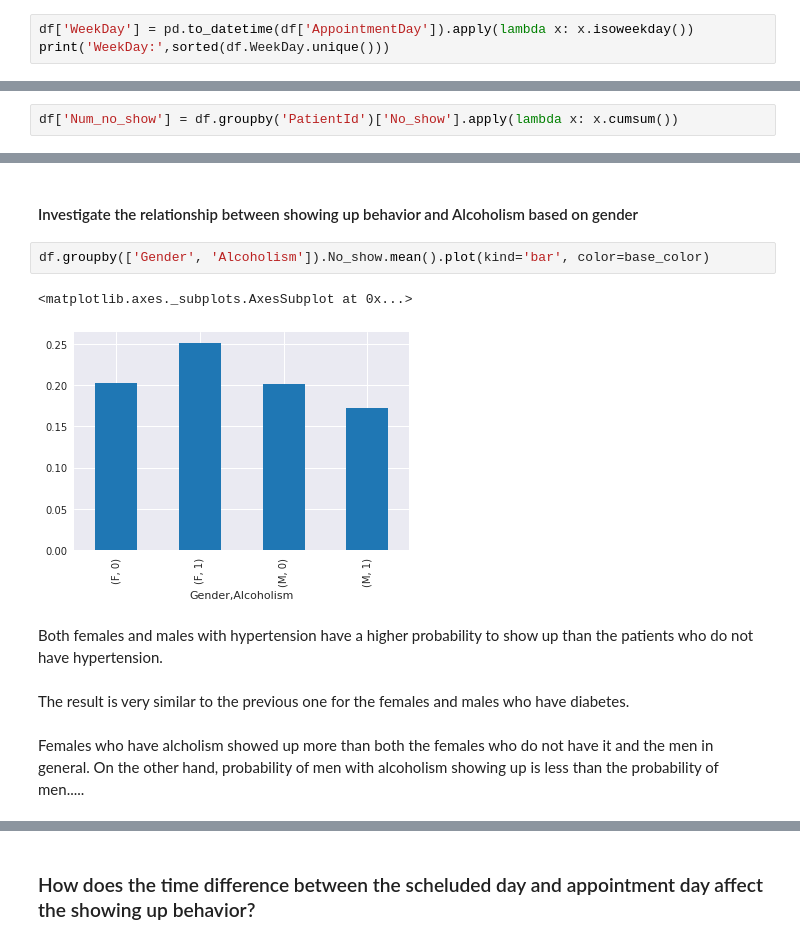
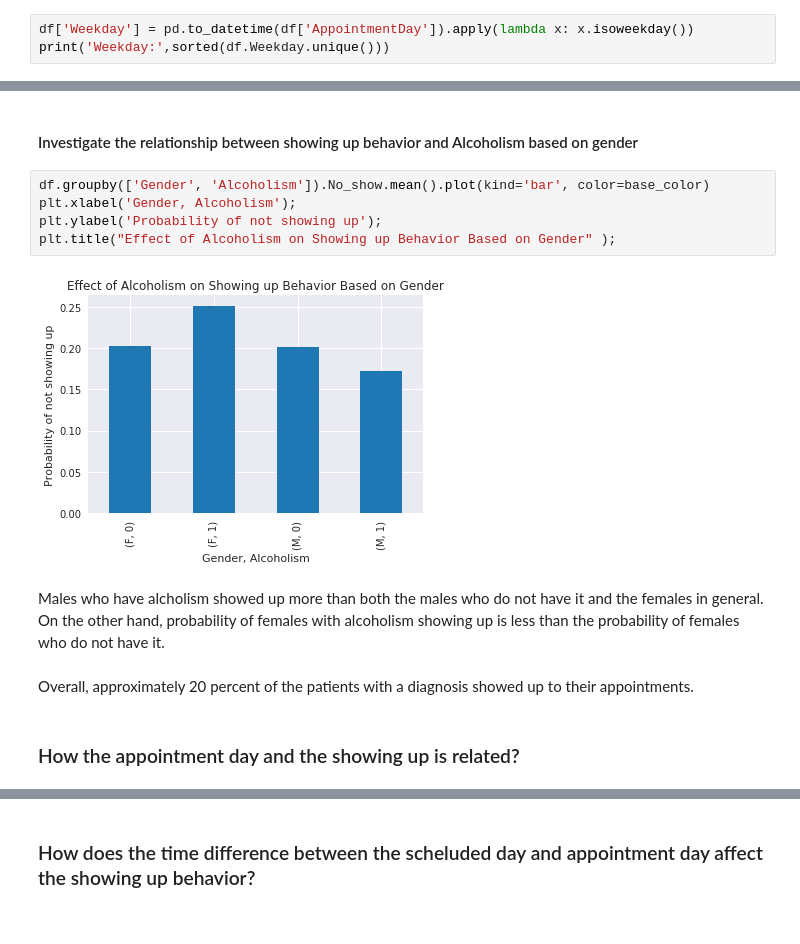
Before and after one commit to yagmurdalman/investigate-a-data-set, a Jupyter notebook: no_show_appointments.ipynb, the cells around one changed output, grey strips where cells are left out. Saved outputs shown, nothing was run; the diff lists cells and outputs as text.

```diff
--- a/no_show_appointments.ipynb
+++ b/no_show_appointments.ipynb
@@ -185,4 +201,4 @@ df['No_show'] = df['No_show'].map({'Yes':1, 'No':0})
 # %%
-df['WeekDay'] = pd.to_datetime(df['AppointmentDay']).apply(lambda x: x.isoweekday())
-print('WeekDay:',sorted(df.WeekDay.unique()))
+df['Weekday'] = pd.to_datetime(df['AppointmentDay']).apply(lambda x: x.isoweekday())
+print('Weekday:',sorted(df.Weekday.unique()))
 # %% [output]
@@ -248,2 +242,0 @@ df.groupby('PatientId').mean().head()
-# %%
-df['Num_no_show'] = df.groupby('PatientId')['No_show'].apply(lambda x: x.cumsum())
@@ -412,12 +472,14 @@ df.groupby(['Gender', 'Diabetes']).No_show.mean().plot(kind='bar', color=base_co
 #### Investigate the relationship between showing up behavior and Alcoholism based on gender
 # %%
 df.groupby(['Gender', 'Alcoholism']).No_show.mean().plot(kind='bar', color=base_color)
+plt.xlabel('Gender, Alcoholism');
+plt.ylabel('Probability of not showing up');
+plt.title("Effect of Alcoholism on Showing up Behavior Based on Gender" );
 # %% [output]
-<matplotlib.axes._subplots.AxesSubplot at 0x...>
-[figure, old version]
+[figure, new version]
-# %% [markdown]
-Both females and males with hypertension have a higher probability to show up than the patients who do not have hypertension.
-# %% [markdown]
-The result is very similar to the previous one for the females and males who have diabetes.
 # %% [markdown]
-Females who have alcholism showed up more than both the females who do not have it and the men in general. On the other hand, probability of men with alcoholism showing up is less than the probability of men.....
+Males who have alcholism showed up more than both the males who do not have it and the females in general. On the other hand, probability of females with alcoholism showing up is less than the probability of females who do not have it.
+# %% [markdown]
+Overall, approximately 20 percent of the patients with a diagnosis showed up to their appointments.
+# %% [markdown]
+### How the appointment day and the showing up is related?
```
Also changed, not shown: parts of 78 cells of this notebook.
